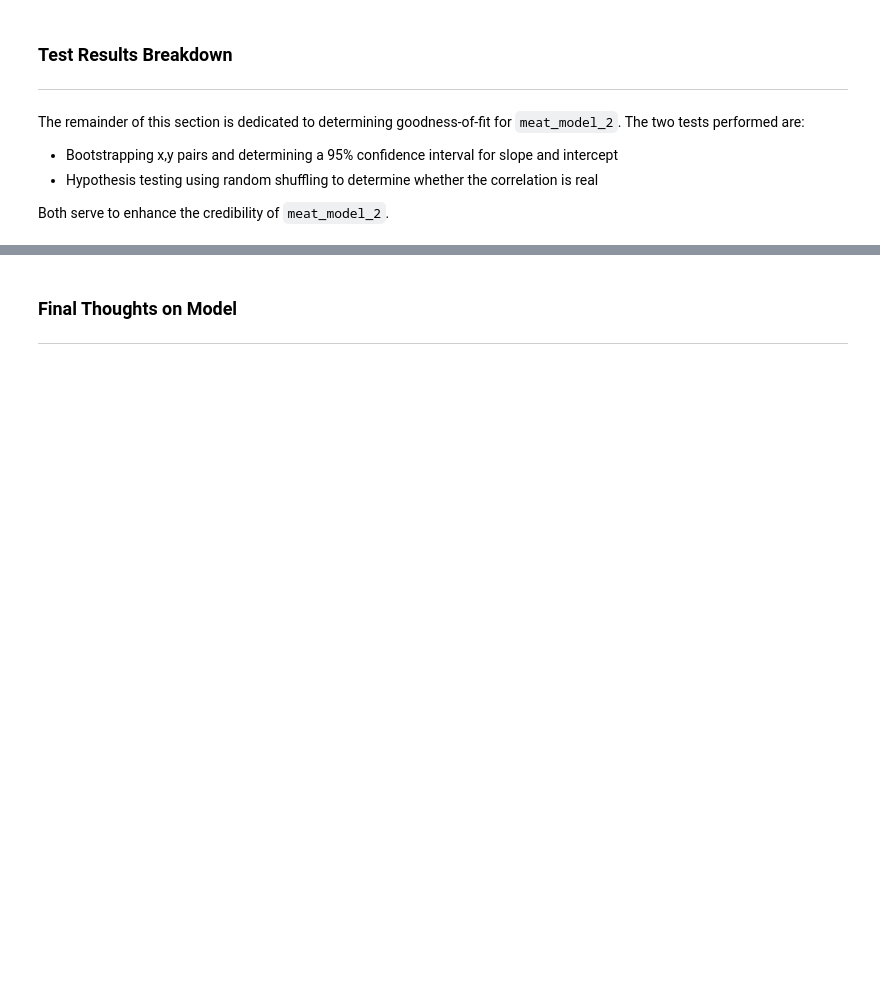
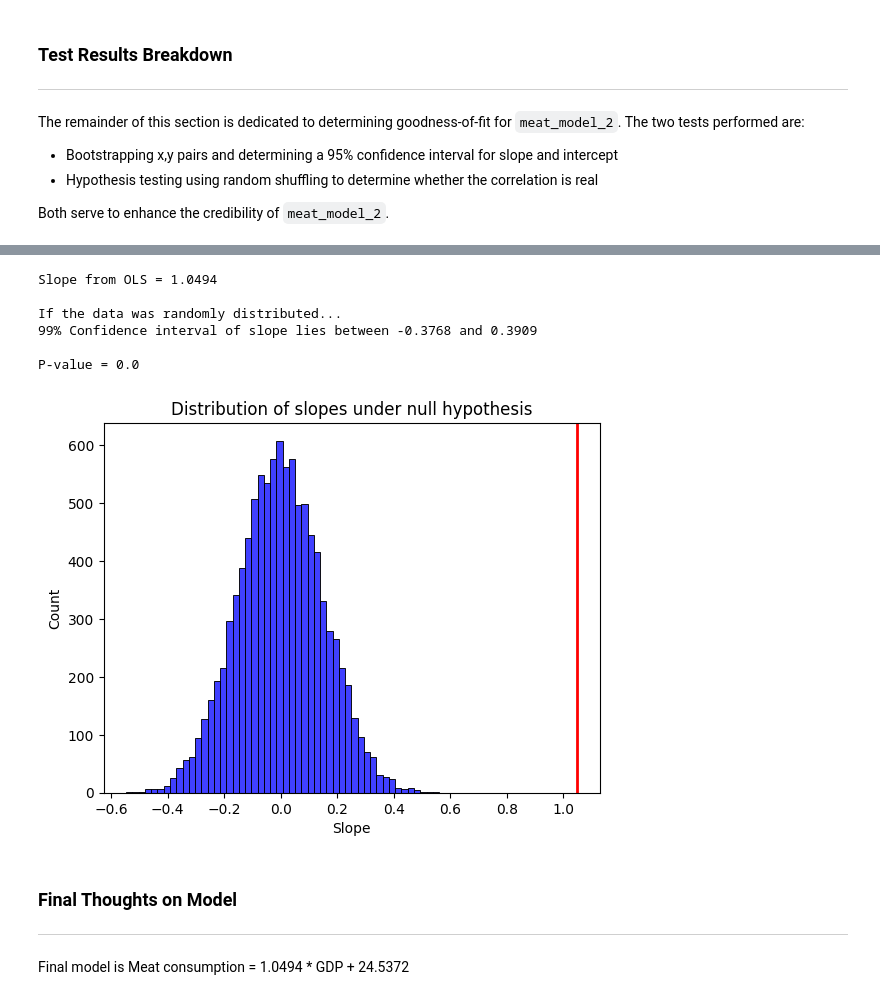
Before and after one commit to Tako870/tddm-ca, a Jupyter notebook: CA.ipynb, the cells around one changed output, grey strips where cells are left out. Cells and saved outputs as stored; diff of their text form; code cells hidden in the pictures; blank space fills up the shorter version.

Commit message:
Finished up linreg2, added dataset sources, added some summary statistics to the data

```diff
--- a/CA.ipynb
+++ b/CA.ipynb
@@ -1026,3 +815,58 @@ Intercept from OLS = 24.5372
+# %%
+# Next - Permutation hypothesis test
+# Shuffle data randomly and draw a line of best fit
+# Helper function to shuffle data randomly and draw a line of best fit
+
+def draw_perm_replicates(x, y, reps=1):
+    # Initialise array
+    slope_replicates = np.zeros(reps)
+
+    # Make reps number of replicate slopes
+    for i in range(reps):
+        y_perm = np.random.permutation(y)
+        slope_replicates[i], _ = np.polyfit(x, y_perm, 1)
+
+    return slope_replicates
+# %%
+# Do this 10k times to get 10k slopes
+# Draw a histogram of 10k slopes and teh 95% Ci
+# Use p value to show that our slope blows it out of the water
+# Conclusion: statistically significant
+
+# Computed slope through OLS
+print(f"Slope from OLS = {meat_model_2.params['GDP_per_capita']:.4f}\n")
+
+# Get 10k slopes from permutation
+slope_replicates = draw_perm_replicates(merged_df_no_outliers['GDP_per_capita'].to_numpy(), merged_df_no_outliers['Total_Meat_kg_per_capita'].to_numpy(), 10000)
+
+# Get 99% CI of slope replicates
+perm_slopes_confint = np.percentile(slope_replicates, [0.5, 99.5])
+print("If the data was randomly distributed...")
+print(f"99% Confidence interval of slope lies between {perm_slopes_confint[0]:.4f} and {perm_slopes_confint[1]:.4f}")
+
+# Find P value for the absolute value of the slope being the OLS slope or higher.
+ols_slope = meat_model_2.params['GDP_per_capita']
+
+p_val = np.sum(slope_replicates >= ols_slope)/len(slope_replicates)
+print(f"\nP-value = {p_val}")
+
+# Plot null distribution with observed slope
+plt.figure()
+sns.histplot(slope_replicates, bins=50, color='blue')
+plt.axvline(ols_slope, linestyle='-', linewidth=2, color='red')
+plt.title("Distribution of slopes under null hypothesis")
+plt.xlabel("Slope")
+plt.ylabel("Count")
+plt.show()
+# %% [output]
+Slope from OLS = 1.0494
+
+If the data was randomly distributed...
+99% Confidence interval of slope lies between -0.3768 and 0.3909
+
+P-value = 0.0
+[figure, added]
 # %% [markdown]
 ### Final Thoughts on Model
 ---
+Final model is Meat consumption = 1.0494 * GDP + 24.5372
```
Also changed, not shown: parts of 24 cells of this notebook, 2 other files.
